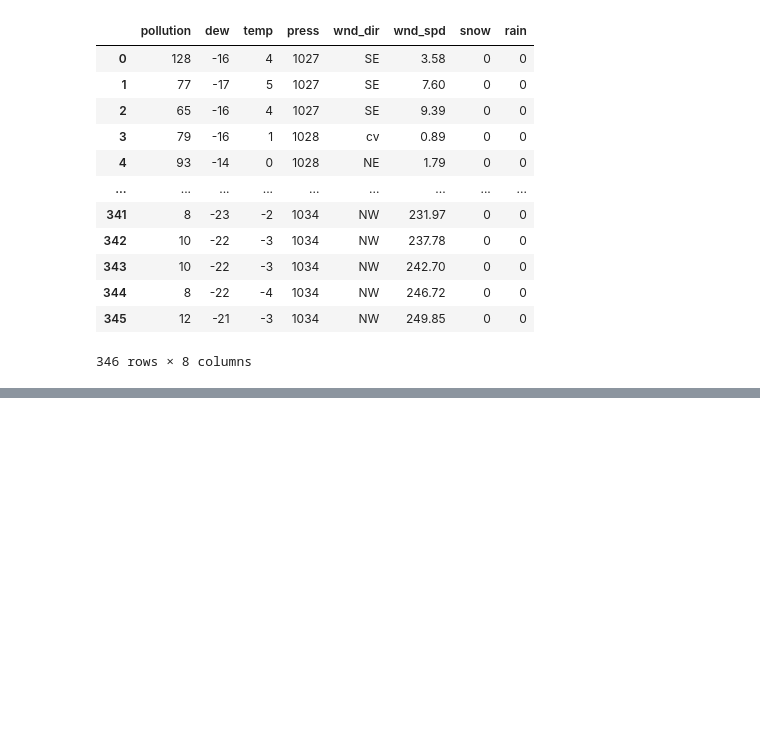
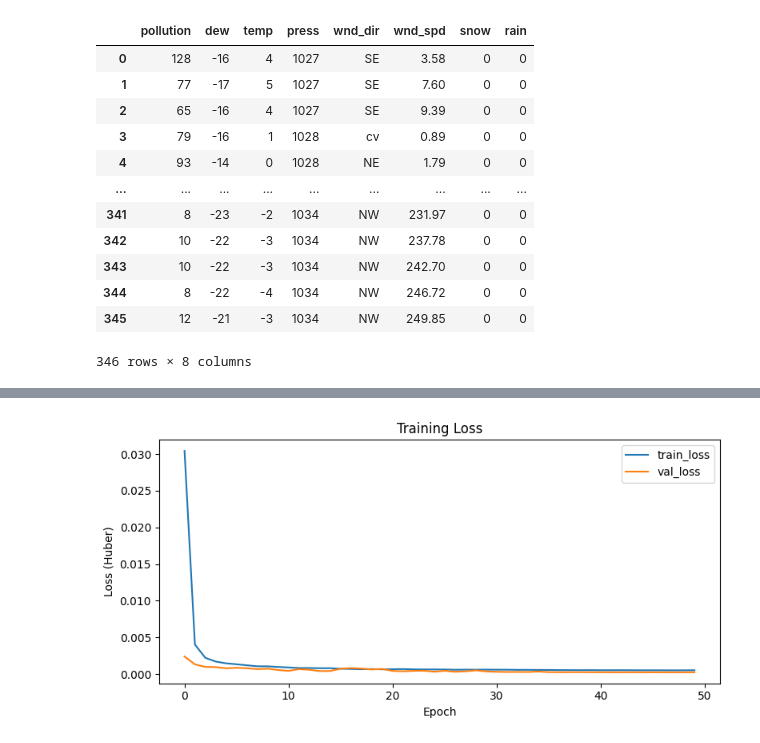
Before and after one commit to LeonardoMdSACode/Air-Pollution-Forecast, a Jupyter notebook: Pollution_Multivariate_TensorFlow.ipynb, the cells around one changed output, grey strips where cells are left out. Cells and saved outputs as stored; diff of their text form; code cells hidden in the pictures; blank space fills up the shorter version.

```diff
--- a/Pollution_Multivariate_TensorFlow.ipynb
+++ b/Pollution_Multivariate_TensorFlow.ipynb
@@ -121,0 +224,28 @@ ohe.fit()
+# %%
+# CALLBACKS
+callbacks = [
+          tf.keras.callbacks.EarlyStopping(
+                    monitor = "val_loss",
+                    patience=PATIENCE,
+                    restore_best_weights=True
+          ),
+          tf.keras.callbacks.ReduceLROnPlateau(
+                    monitor="val_loss",
+                    factor=0.5,
+                    patience=5,
+                    verbose=1
+          )
+]
+
+# TRAIN
+if val_ds is not None:
+          history = model.fit(train_ds, validation_data=val_ds,
+                              epochs=EPOCHS, callbacks=callbacks,
+                              verbose=2)
+else:
+          history = model.fit(
+                    train_ds,
+                    epochs=EPOCHS,
+                    callbacks=callbacks,
+                    verbose=2
+          )
@@ -121,0 +322,13 @@ ohe.fit()
+# %%
+plt.figure(figsize=(8,4))
+plt.plot(history.history["loss"], label="train_loss")
+if "val_loss" in history.history:
+    plt.plot(history.history["val_loss"], label="val_loss")
+plt.title("Training Loss")
+plt.xlabel("Epoch")
+plt.ylabel("Loss (Huber)")
+plt.legend()
+plt.tight_layout()
+plt.show()
+# %% [output]
+[figure, added]
```
Also changed, not shown: parts of 9 cells of this notebook, 5 other files.
